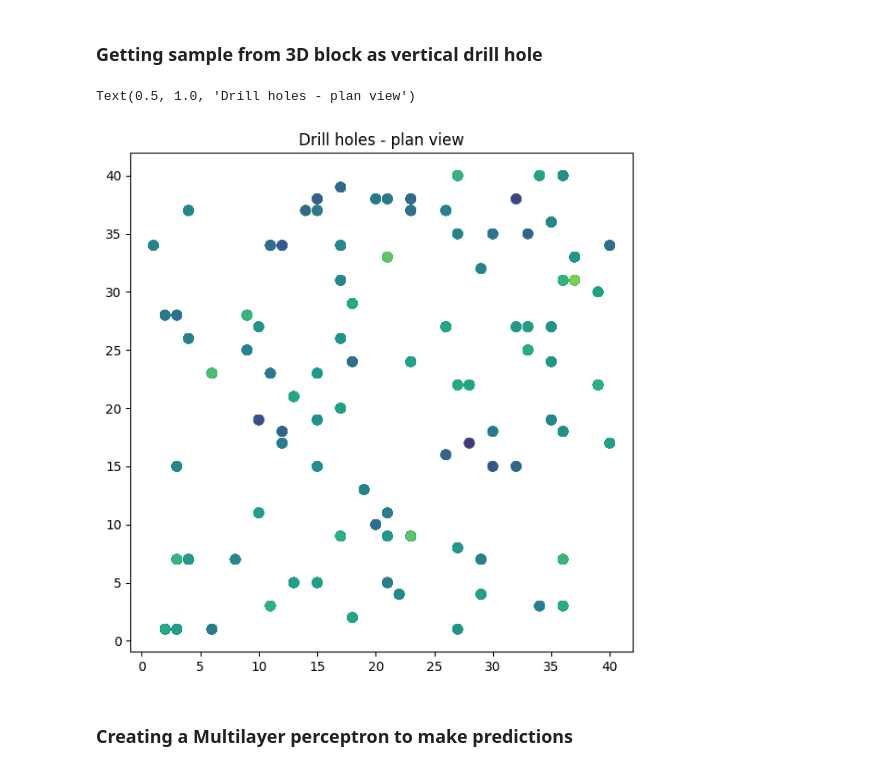
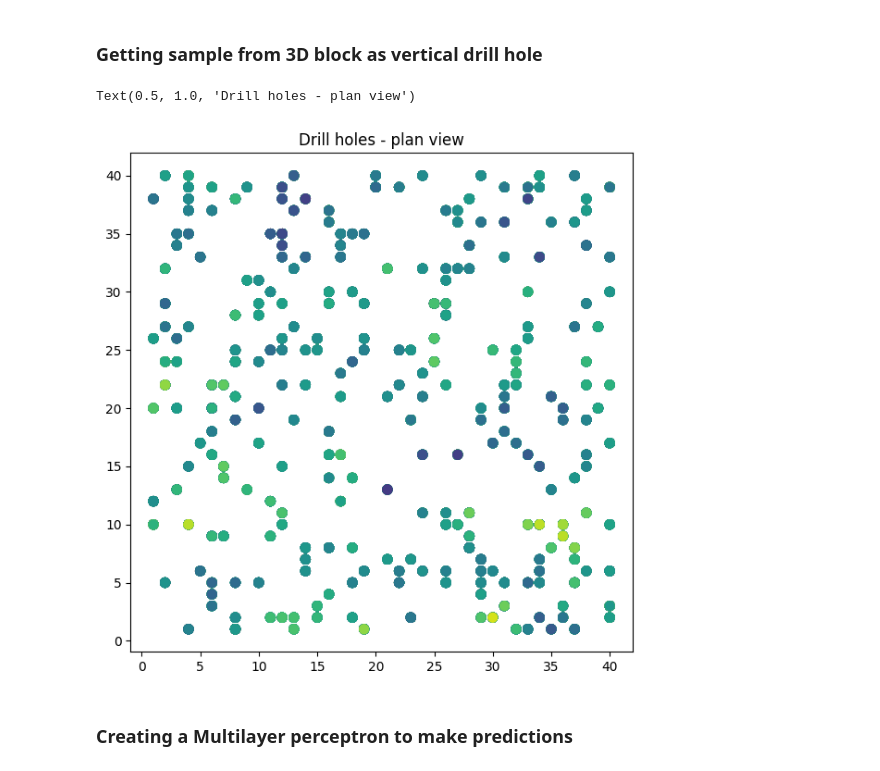
Before and after one commit to Yairama/Geospatial-Interpolation, a Jupyter notebook: multilayer_perceptron.ipynb, the cells around one changed output. Drawn from its saved outputs; the diff is of its cells as text; code cells hidden in the pictures.

```diff
--- a/multilayer_perceptron.ipynb
+++ b/multilayer_perceptron.ipynb
@@ -15,25 +15,25 @@ from sklearn.model_selection import train_test_split
 # %%
 df_simulation = pd.read_csv('data/simulation_data.csv')
 
 grid_size = max(df_simulation['x'].max(),df_simulation['y'].max(),df_simulation['y'].max())
 
-numer_of_drillholes = 100
+numer_of_drillholes = 300
 
 df_simulation[['x','y','z']] = df_simulation[['x','y','z']].astype(float)
 x_y_grid = np.array(np.meshgrid(np.arange(1,grid_size+1,1), np.arange(1,grid_size+1,1))).T.reshape(-1,2)
 df_simulation_sample = pd.DataFrame(columns=['x','y','z','finos'])
 for item in np.random.default_rng().choice(x_y_grid,numer_of_drillholes):
     df_temp = df_simulation[(df_simulation['x']==item[0]) & (df_simulation['y']==item[1])]
     df_simulation_sample = pd.concat([df_temp, df_simulation_sample])
 
 fig = plt.gcf()
 fig.set_size_inches(7,7)
 plt.scatter(df_simulation_sample['x'],df_simulation_sample['y'],
 c=df_simulation_sample['finos'], marker='o', s=50)
 plt.title('Drill holes - plan view')
 # %% [output]
 Text(0.5, 1.0, 'Drill holes - plan view')
-[figure, old version]
+[figure, new version]
 # %% [markdown]
 ### Creating a Multilayer perceptron to make predictions
 # %% [markdown]
```
Also changed, not shown: parts of 10 cells of this notebook.
